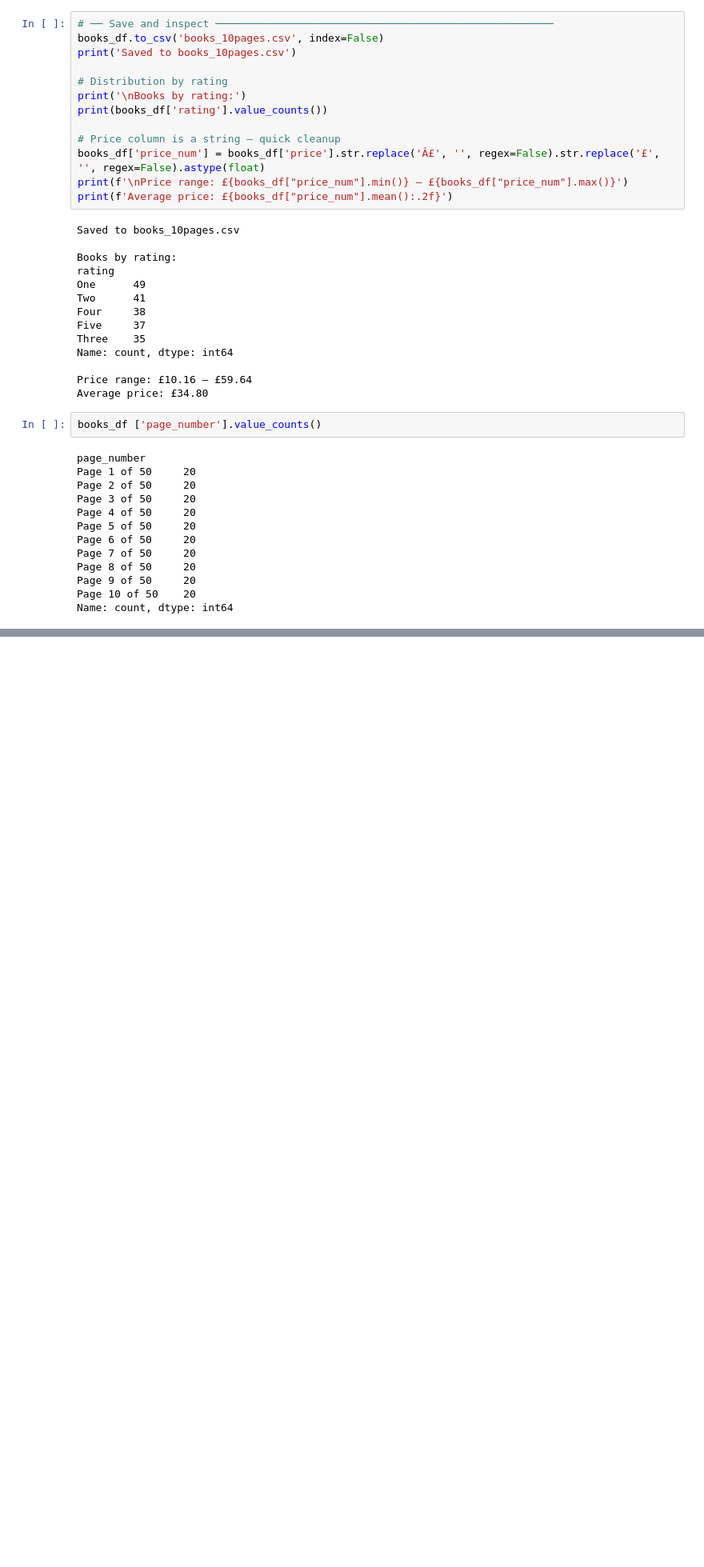
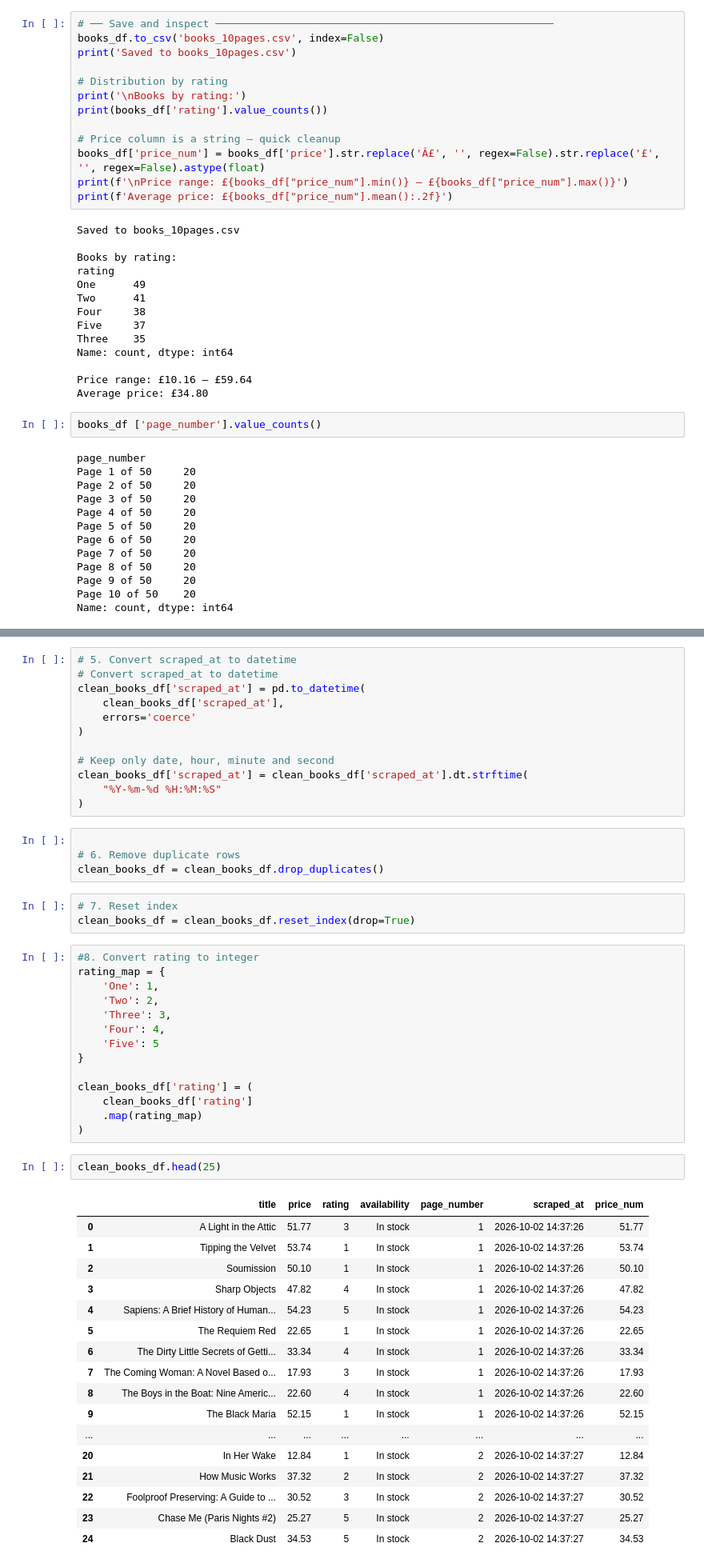
Before and after one commit to Sammie061/web-scraping-etl-pipeline, a Jupyter notebook: Readbridge_ng_scraping_pipeline.ipynb, the cells around one changed output, grey strips where cells are left out. Shown at 80% size. Saved outputs shown, nothing was run; the diff lists cells and outputs as text; blank space fills up the shorter version.

```diff
--- a/Readbridge_ng_scraping_pipeline.ipynb
+++ b/Readbridge_ng_scraping_pipeline.ipynb
@@ -296,0 +436,53 @@ dtype: object
+# %%
+# 5. Convert scraped_at to datetime
+# Convert scraped_at to datetime
+clean_books_df['scraped_at'] = pd.to_datetime(
+    clean_books_df['scraped_at'],
+    errors='coerce'
+)
+
+# Keep only date, hour, minute and second
+clean_books_df['scraped_at'] = clean_books_df['scraped_at'].dt.strftime(
+    "%Y-%m-%d %H:%M:%S"
+)
+# %%
+
+# 6. Remove duplicate rows
+clean_books_df = clean_books_df.drop_duplicates()
+# %%
+# 7. Reset index
+clean_books_df = clean_books_df.reset_index(drop=True)
+# %%
+#8. Convert rating to integer
+rating_map = {
+    'One': 1,
+    'Two': 2,
+    'Three': 3,
+    'Four': 4,
+    'Five': 5
+}
+
+clean_books_df['rating'] = (
+    clean_books_df['rating']
+    .map(rating_map)
+)
+# %%
+clean_books_df.head(25)
+# %% [output]
+|  | title | price | rating | availability | page_number | scraped_at | price_num |
+| 0 | A Light in the Attic | 51.77 | 3 | In stock | 1 | 2026-10-02 14:37:26 | 51.77 |
+| 1 | Tipping the Velvet | 53.74 | 1 | In stock | 1 | 2026-10-02 14:37:26 | 53.74 |
+| 2 | Soumission | 50.10 | 1 | In stock | 1 | 2026-10-02 14:37:26 | 50.10 |
+| 3 | Sharp Objects | 47.82 | 4 | In stock | 1 | 2026-10-02 14:37:26 | 47.82 |
+| 4 | Sapiens: A Brief History of Human... | 54.23 | 5 | In stock | 1 | 2026-10-02 14:37:26 | 54.23 |
+| 5 | The Requiem Red | 22.65 | 1 | In stock | 1 | 2026-10-02 14:37:26 | 22.65 |
+| 6 | The Dirty Little Secrets of Getti... | 33.34 | 4 | In stock | 1 | 2026-10-02 14:37:26 | 33.34 |
+| 7 | The Coming Woman: A Novel Based o... | 17.93 | 3 | In stock | 1 | 2026-10-02 14:37:26 | 17.93 |
+| 8 | The Boys in the Boat: Nine Americ... | 22.60 | 4 | In stock | 1 | 2026-10-02 14:37:26 | 22.60 |
+| 9 | The Black Maria | 52.15 | 1 | In stock | 1 | 2026-10-02 14:37:26 | 52.15 |
+| ... | ... | ... | ... | ... | ... | ... | ... |
+| 20 | In Her Wake | 12.84 | 1 | In stock | 2 | 2026-10-02 14:37:27 | 12.84 |
+| 21 | How Music Works | 37.32 | 2 | In stock | 2 | 2026-10-02 14:37:27 | 37.32 |
+| 22 | Foolproof Preserving: A Guide to ... | 30.52 | 3 | In stock | 2 | 2026-10-02 14:37:27 | 30.52 |
+| 23 | Chase Me (Paris Nights #2) | 25.27 | 5 | In stock | 2 | 2026-10-02 14:37:27 | 25.27 |
+| 24 | Black Dust | 34.53 | 5 | In stock | 2 | 2026-10-02 14:37:27 | 34.53 |
```
Also changed, not shown: parts of 14 cells of this notebook.
